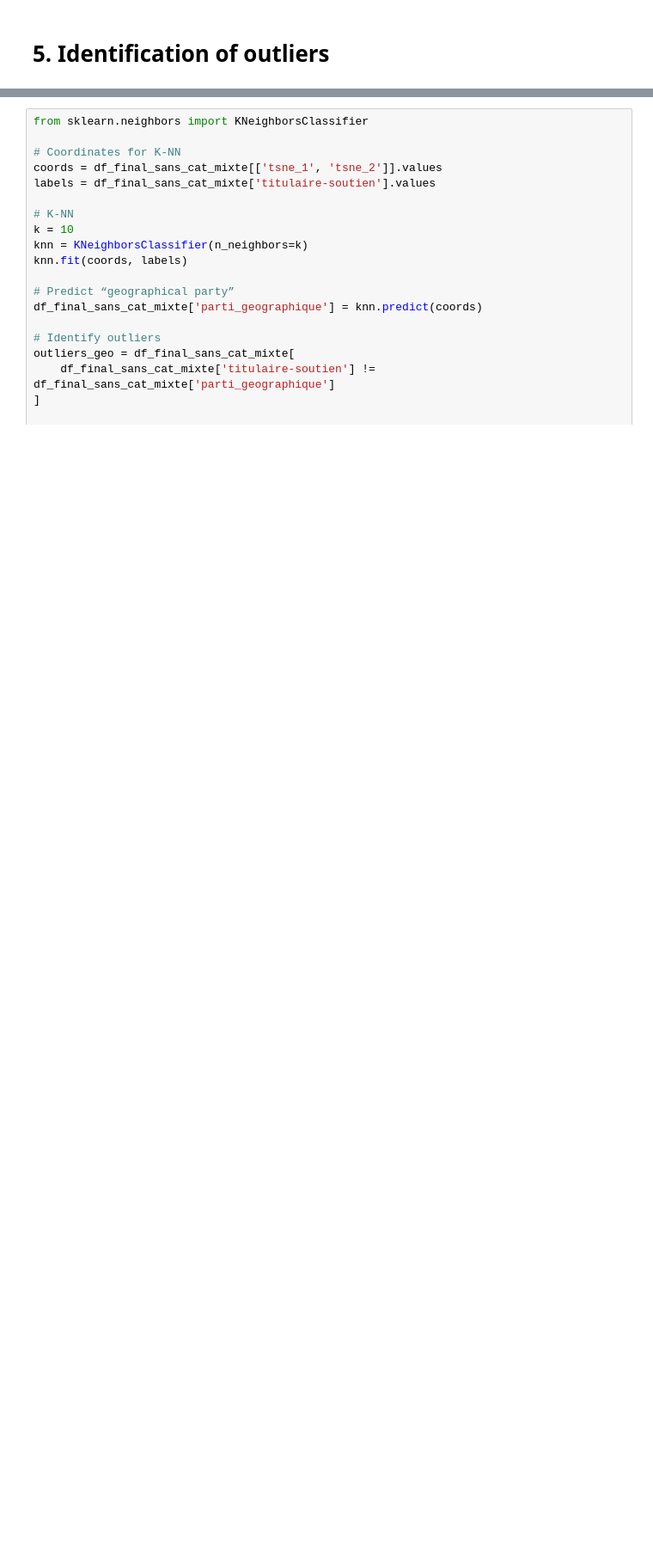
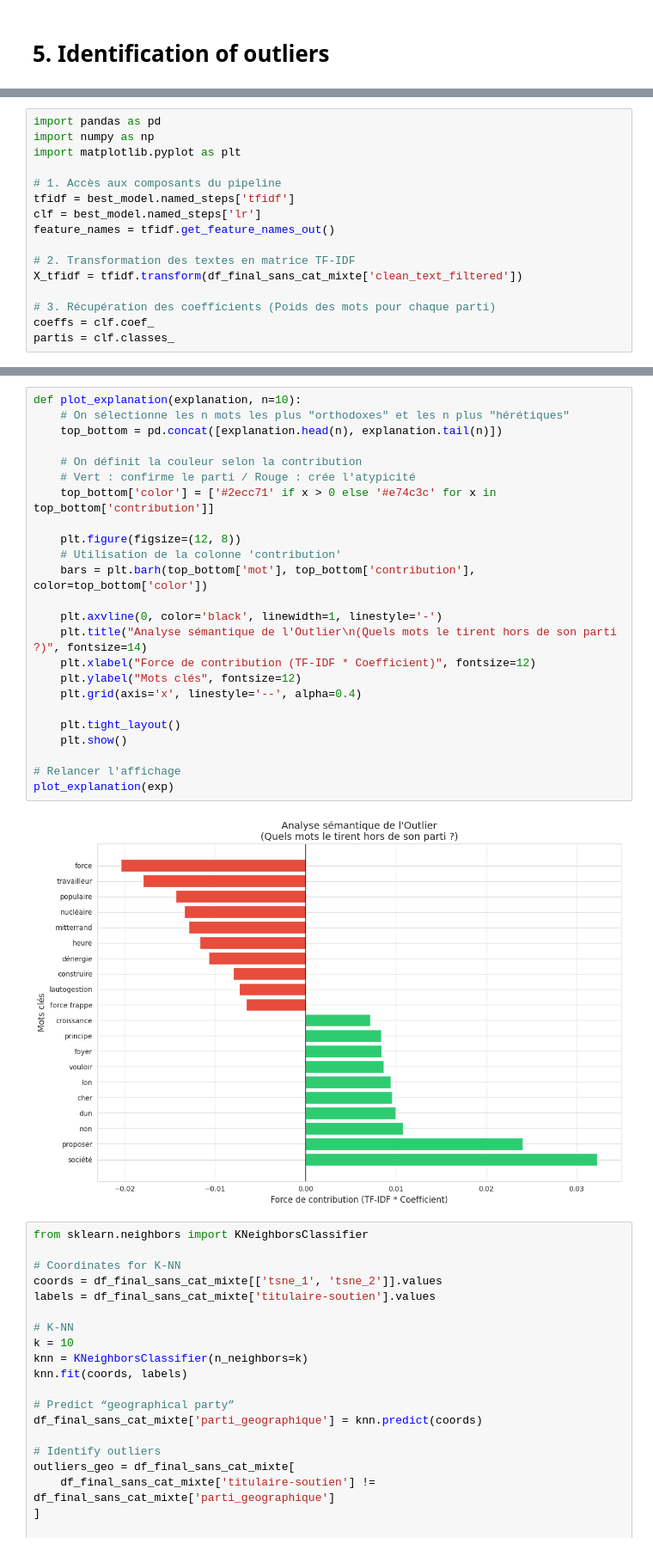
Before and after one commit to Amandine701/NLP_rendus, a Jupyter notebook: regression_logistique.ipynb, the cells around one changed output, grey strips where cells are left out. Shown at 86% size. Cells and saved outputs as stored; diff of their text form; blank space fills up the shorter version.

```diff
--- a/regression_logistique.ipynb
+++ b/regression_logistique.ipynb
@@ -602,0 +960,16 @@ plt.show()
+# %%
+import pandas as pd
+import numpy as np
+import matplotlib.pyplot as plt
+
+# 1. Accès aux composants du pipeline
+tfidf = best_model.named_steps['tfidf']
+clf = best_model.named_steps['lr']
+feature_names = tfidf.get_feature_names_out()
+
+# 2. Transformation des textes en matrice TF-IDF
+X_tfidf = tfidf.transform(df_final_sans_cat_mixte['clean_text_filtered'])
+
+# 3. Récupération des coefficients (Poids des mots pour chaque parti)
+coeffs = clf.coef_
+partis = clf.classes_
@@ -603,3 +1035,29 @@ plt.show()
+# %%
+def plot_explanation(explanation, n=10):
+    # On sélectionne les n mots les plus "orthodoxes" et les n plus "hérétiques"
+    top_bottom = pd.concat([explanation.head(n), explanation.tail(n)])
+
+    # On définit la couleur selon la contribution
+    # Vert : confirme le parti / Rouge : crée l'atypicité
+    top_bottom['color'] = ['#2ecc71' if x > 0 else '#e74c3c' for x in top_bottom['contribution']]
+
+    plt.figure(figsize=(12, 8))
+    # Utilisation de la colonne 'contribution'
+    bars = plt.barh(top_bottom['mot'], top_bottom['contribution'], color=top_bottom['color'])
+
+    plt.axvline(0, color='black', linewidth=1, linestyle='-')
+    plt.title("Analyse sémantique de l'Outlier\n(Quels mots le tirent hors de son parti ?)", fontsize=14)
+    plt.xlabel("Force de contribution (TF-IDF * Coefficient)", fontsize=12)
+    plt.ylabel("Mots clés", fontsize=12)
+    plt.grid(axis='x', linestyle='--', alpha=0.4)
+
+    plt.tight_layout()
+    plt.show()
+
+# Relancer l'affichage
+plot_explanation(exp)
+# %% [output]
+[figure, added]
 # %%
 from sklearn.neighbors import KNeighborsClassifier
 
```
Also changed, not shown: parts of 25 cells of this notebook.
